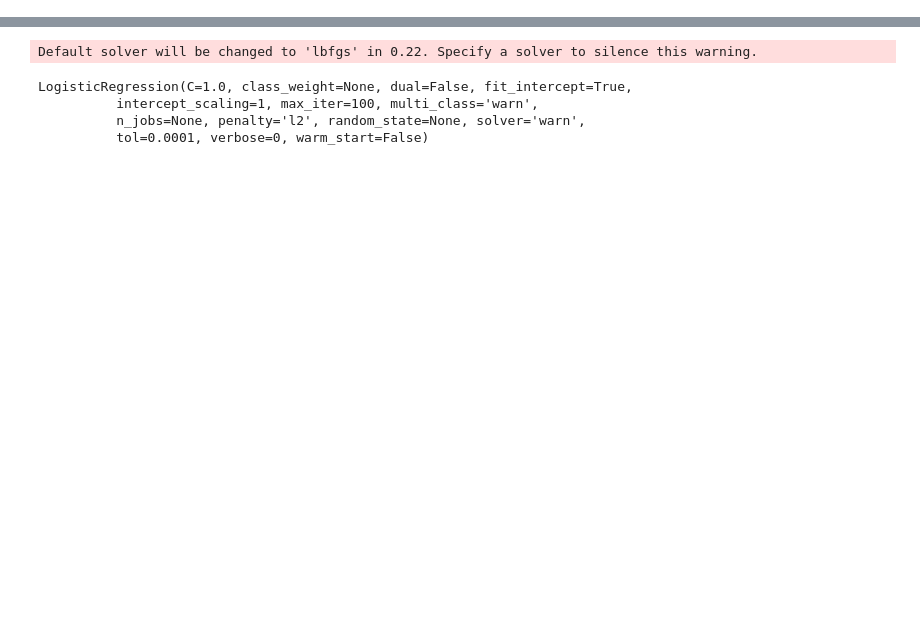
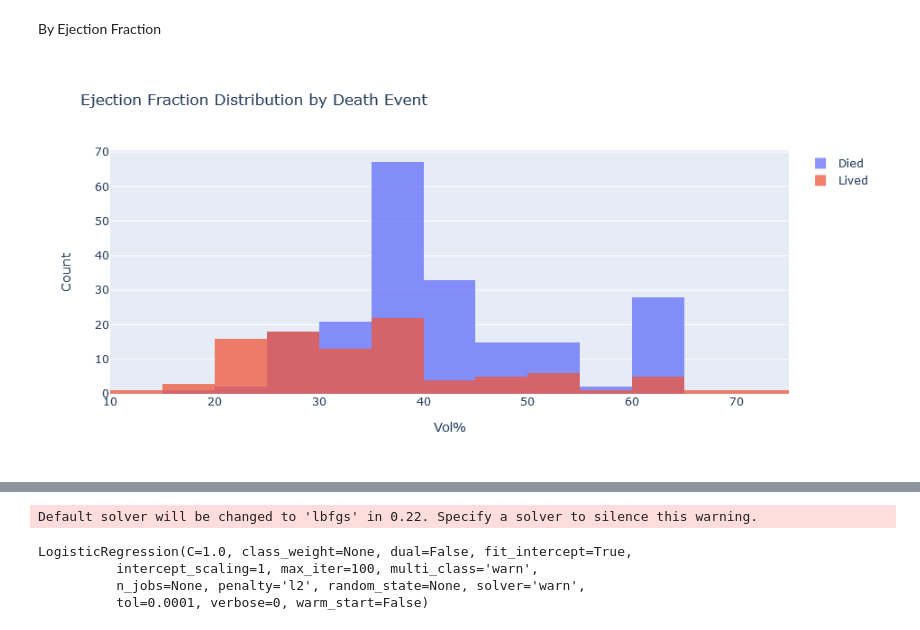
Before and after one commit to ssthor22/MachineLearning, a Jupyter notebook: HeartFailure/HeartFailureML.ipynb, the cells around one changed output, grey strips where cells are left out. Saved outputs shown, nothing was run; the diff lists cells and outputs as text; code cells hidden in the pictures; blank space fills up the shorter version.

```diff
--- a/HeartFailure/HeartFailureML.ipynb
+++ b/HeartFailure/HeartFailureML.ipynb
@@ -25,0 +167,36 @@ Data with input dtype int64, float64 were all converted to float64 by MinMaxScal
+# %% [markdown]
+By Ejection Fraction
+# %%
+fig = go.Figure()
+
+fig.add_trace( go.Histogram(
+    x=died["ejection_fraction"],
+    name="Died",
+    xbins=dict(
+        start = 0,
+        end = 80,
+        size = 5
+    )
+) )
+
+fig.add_trace( go.Histogram(
+    x=lived["ejection_fraction"],
+    name="Lived",
+    xbins=dict(
+        start = 0,
+        end = 80,
+        size = 5
+    )
+) )
+
+
+
+fig.update_layout(
+    title="Ejection Fraction Distribution by Death Event",
+    xaxis_title="Vol%",
+    yaxis_title="Count",
+    barmode='overlay')
+fig.update_traces(opacity=0.75)
+fig.show()
+# %% [output]
+[figure, added]
```
Also changed, not shown: parts of 21 cells of this notebook.
